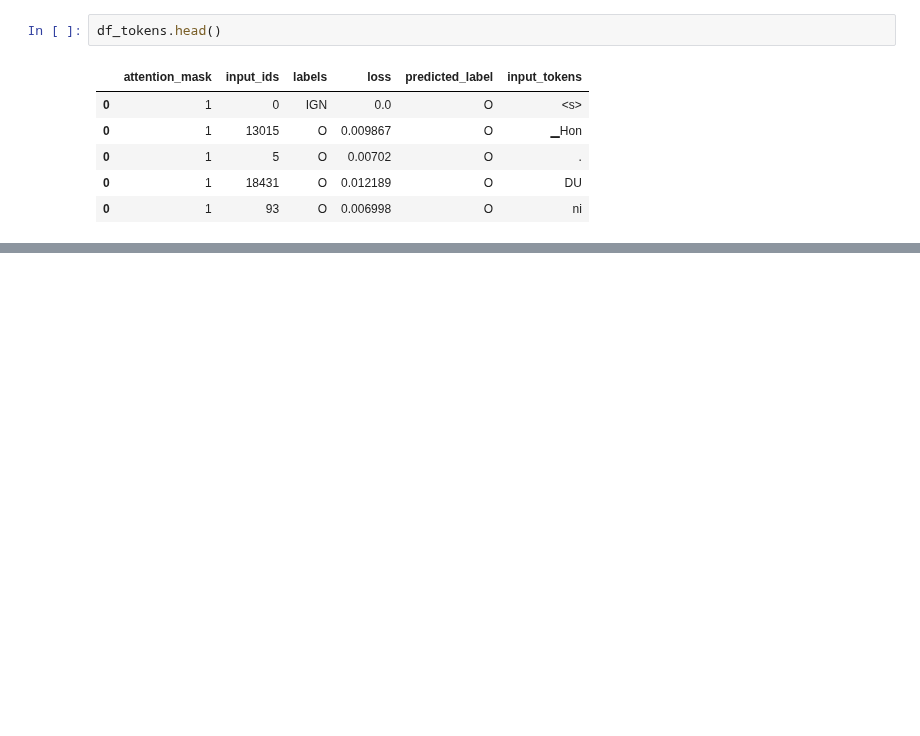
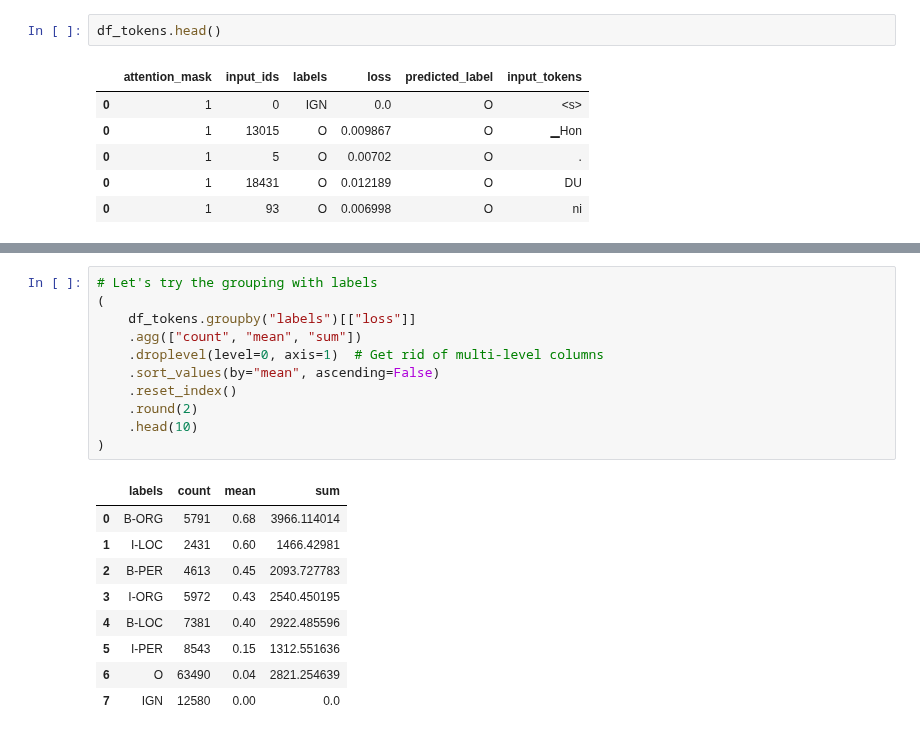
Before and after one commit to JpChii/nlp-with-hugging-face, a Jupyter notebook: notebooks/4-multilingual-named-entity-recognition.ipynb, the cells around one changed output, grey strips where cells are left out. Cells and saved outputs as stored; diff of their text form; blank space fills up the shorter version.

```diff
--- a/notebooks/4-multilingual-named-entity-recognition.ipynb
+++ b/notebooks/4-multilingual-named-entity-recognition.ipynb
@@ -1145,0 +1171,21 @@ df_tokens.head()
+# %%
+# Let's try the grouping with labels
+(
+    df_tokens.groupby("labels")[["loss"]]
+    .agg(["count", "mean", "sum"])
+    .droplevel(level=0, axis=1)  # Get rid of multi-level columns
+    .sort_values(by="mean", ascending=False)
+    .reset_index()
+    .round(2)
+    .head(10)
+)
+# %% [output]
+|  | labels | count | mean | sum |
+| 0 | B-ORG | 5791 | 0.68 | 3966.114014 |
+| 1 | I-LOC | 2431 | 0.60 | 1466.42981 |
+| 2 | B-PER | 4613 | 0.45 | 2093.727783 |
+| 3 | I-ORG | 5972 | 0.43 | 2540.450195 |
+| 4 | B-LOC | 7381 | 0.40 | 2922.485596 |
+| 5 | I-PER | 8543 | 0.15 | 1312.551636 |
+| 6 | O | 63490 | 0.04 | 2821.254639 |
+| 7 | IGN | 12580 | 0.00 | 0.0 |
```
Also changed, not shown: parts of 13 cells of this notebook.
